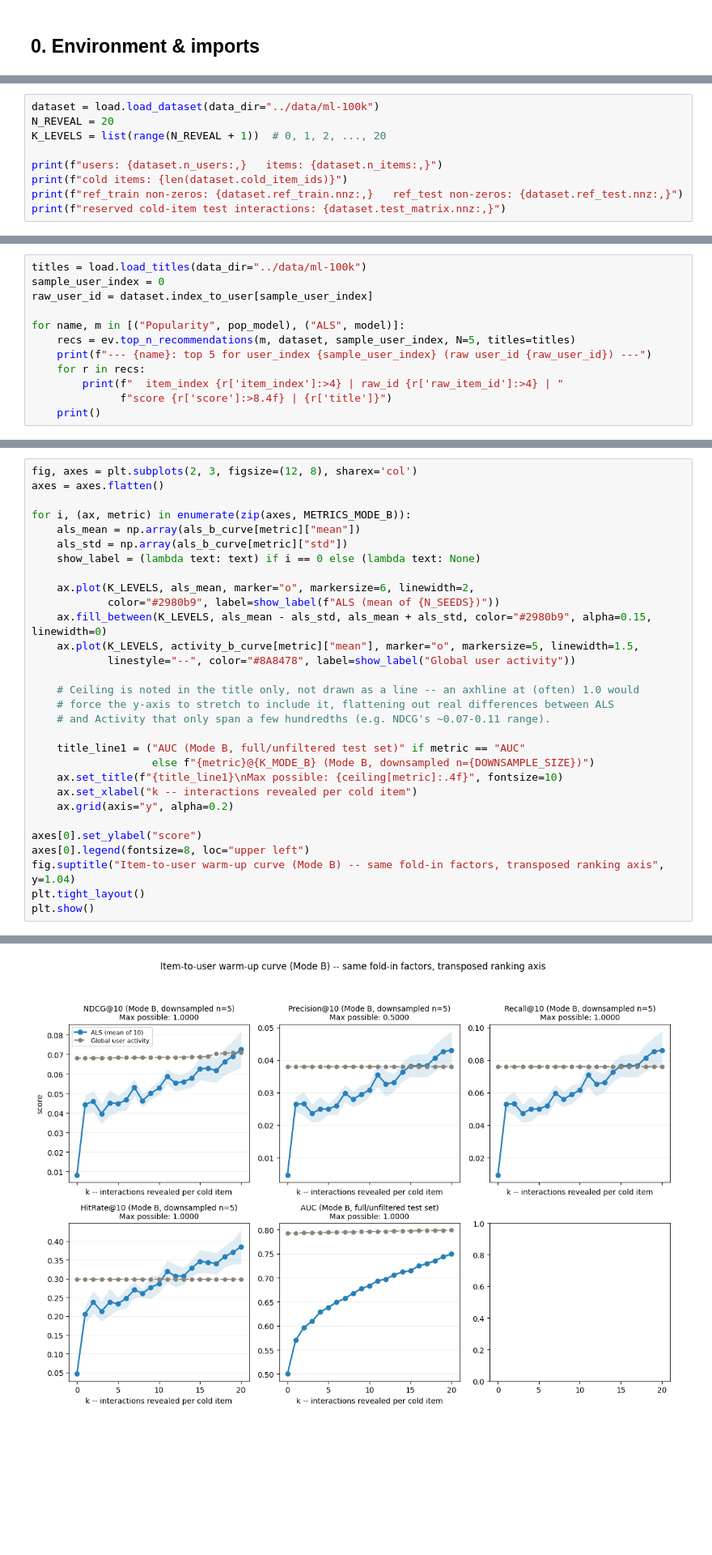
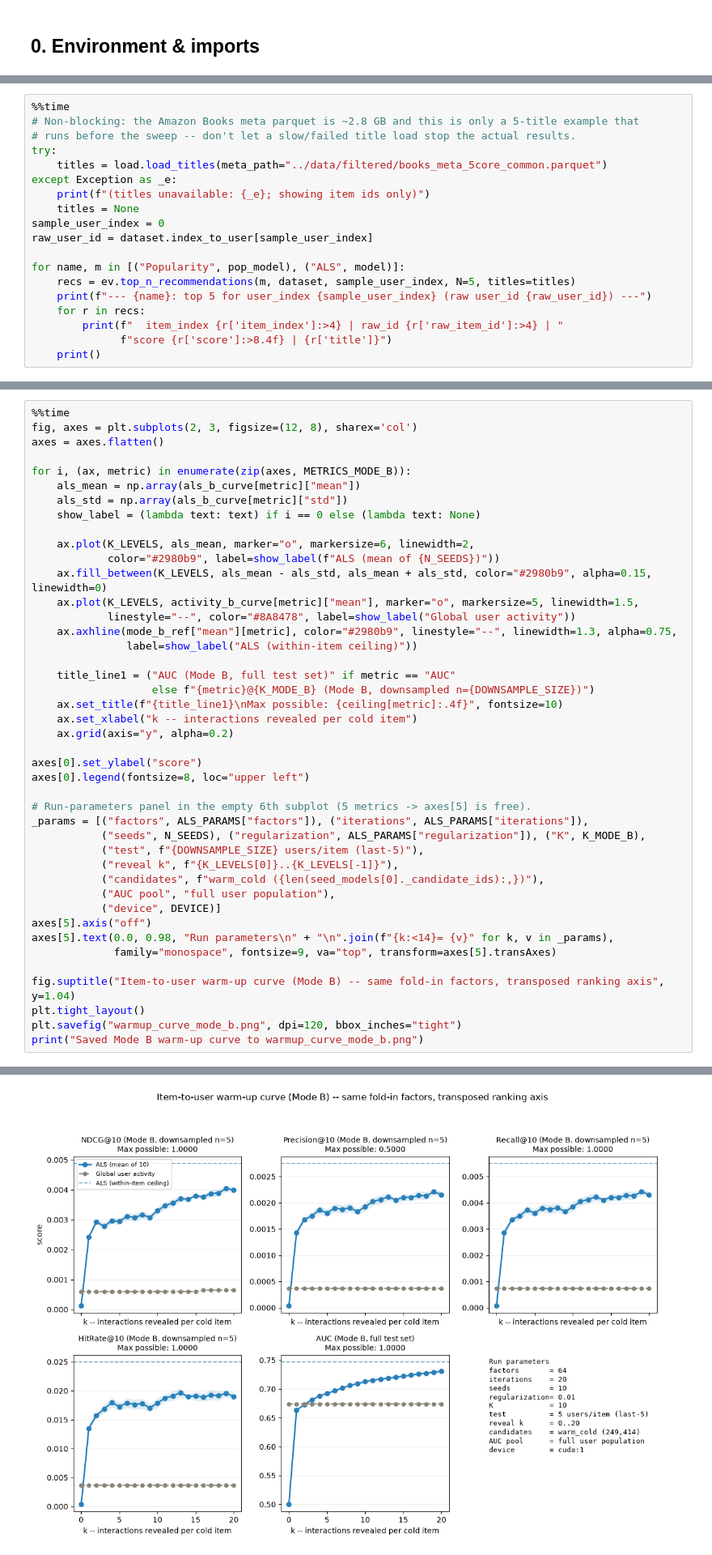
Before and after one commit to jessylan/llm-cold-start-recsys, a Jupyter notebook: notebooks/baseline_steel_thread_cf.ipynb, the cells around one changed output, grey strips where cells are left out. Shown at 81% size. Drawn from its saved outputs; the diff is of its cells as text; blank space fills up the shorter version.

Commit message:
Update `baseline_steel_thread_cf.ipynb` to use Amazon Books

```diff
--- a/notebooks/baseline_steel_thread_cf.ipynb
+++ b/notebooks/baseline_steel_thread_cf.ipynb
@@ -95,9 +107,0 @@ eligibility filter and reveal/reserve split, and the warm-item reference split).
-# %%
-dataset = load.load_dataset(data_dir="../data/ml-100k")
-N_REVEAL = 20
-K_LEVELS = list(range(N_REVEAL + 1))  # 0, 1, 2, ..., 20
-
-print(f"users: {dataset.n_users:,}   items: {dataset.n_items:,}")
-print(f"cold items: {len(dataset.cold_item_ids)}")
-print(f"ref_train non-zeros: {dataset.ref_train.nnz:,}   ref_test non-zeros: {dataset.ref_test.nnz:,}")
-print(f"reserved cold-item test interactions: {dataset.test_matrix.nnz:,}")
@@ -231,7 +336,14 @@ Cold-start (k=0), evaluated over 860 users with a held-out cold-item interaction
 Popularity's list is identical for every user (minus their own already-seen items) — no
 personalization signal at all, just a global ranking. ALS's list is user-specific.
 # %%
-titles = load.load_titles(data_dir="../data/ml-100k")
+%%time
+# Non-blocking: the Amazon Books meta parquet is ~2.8 GB and this is only a 5-title example that
+# runs before the sweep -- don't let a slow/failed title load stop the actual results.
+try:
+    titles = load.load_titles(meta_path="../data/filtered/books_meta_5core_common.parquet")
+except Exception as _e:
+    print(f"(titles unavailable: {_e}; showing item ids only)")
+    titles = None
 sample_user_index = 0
 raw_user_id = dataset.index_to_user[sample_user_index]
 
@@ -429,4 +683,5 @@ k=20  eval items= 87  NDCG: ALS=0.0725 Activity=0.0707  Precision: ALS=0.0430 Ac
 # %%
+%%time
 fig, axes = plt.subplots(2, 3, figsize=(12, 8), sharex='col')
 axes = axes.flatten()
 
@@ -440,12 +695,10 @@ for i, (ax, metric) in enumerate(zip(axes, METRICS_MODE_B)):
     ax.fill_between(K_LEVELS, als_mean - als_std, als_mean + als_std, color="#2980b9", alpha=0.15, linewidth=0)
     ax.plot(K_LEVELS, activity_b_curve[metric]["mean"], marker="o", markersize=5, linewidth=1.5,
             linestyle="--", color="#8A8478", label=show_label("Global user activity"))
+    ax.axhline(mode_b_ref["mean"][metric], color="#2980b9", linestyle="--", linewidth=1.3, alpha=0.75,
+               label=show_label("ALS (within-item ceiling)"))
 
-    # Ceiling is noted in the title only, not drawn as a line -- an axhline at (often) 1.0 would
-    # force the y-axis to stretch to include it, flattening out real differences between ALS
-    # and Activity that only span a few hundredths (e.g. NDCG's ~0.07-0.11 range).
-
-    title_line1 = ("AUC (Mode B, full/unfiltered test set)" if metric == "AUC"
+    title_line1 = ("AUC (Mode B, full test set)" if metric == "AUC"
                    else f"{metric}@{K_MODE_B} (Mode B, downsampled n={DOWNSAMPLE_SIZE})")
     ax.set_title(f"{title_line1}\nMax possible: {ceiling[metric]:.4f}", fontsize=10)
     ax.set_xlabel("k -- interactions revealed per cold item")
@@ -453,7 +706,21 @@ for i, (ax, metric) in enumerate(zip(axes, METRICS_MODE_B)):
 
 axes[0].set_ylabel("score")
 axes[0].legend(fontsize=8, loc="upper left")
+
+# Run-parameters panel in the empty 6th subplot (5 metrics -> axes[5] is free).
+_params = [("factors", ALS_PARAMS["factors"]), ("iterations", ALS_PARAMS["iterations"]),
+           ("seeds", N_SEEDS), ("regularization", ALS_PARAMS["regularization"]), ("K", K_MODE_B),
+           ("test", f"{DOWNSAMPLE_SIZE} users/item (last-5)"),
+           ("reveal k", f"{K_LEVELS[0]}..{K_LEVELS[-1]}"),
+           ("candidates", f"warm_cold ({len(seed_models[0]._candidate_ids):,})"),
+           ("AUC pool", "full user population"),
+           ("device", DEVICE)]
+axes[5].axis("off")
+axes[5].text(0.0, 0.98, "Run parameters\n" + "\n".join(f"{k:<14}= {v}" for k, v in _params),
+             family="monospace", fontsize=9, va="top", transform=axes[5].transAxes)
+
 fig.suptitle("Item-to-user warm-up curve (Mode B) -- same fold-in factors, transposed ranking axis", y=1.04)
 plt.tight_layout()
-plt.show()
+plt.savefig("warmup_curve_mode_b.png", dpi=120, bbox_inches="tight")
+print("Saved Mode B warm-up curve to warmup_curve_mode_b.png")
 # %% [output]
@@ -460 +730 @@ plt.show()
-[figure, old version]
+[figure, new version]
```
Also changed, not shown: parts of 28 cells of this notebook, 10 other files.
